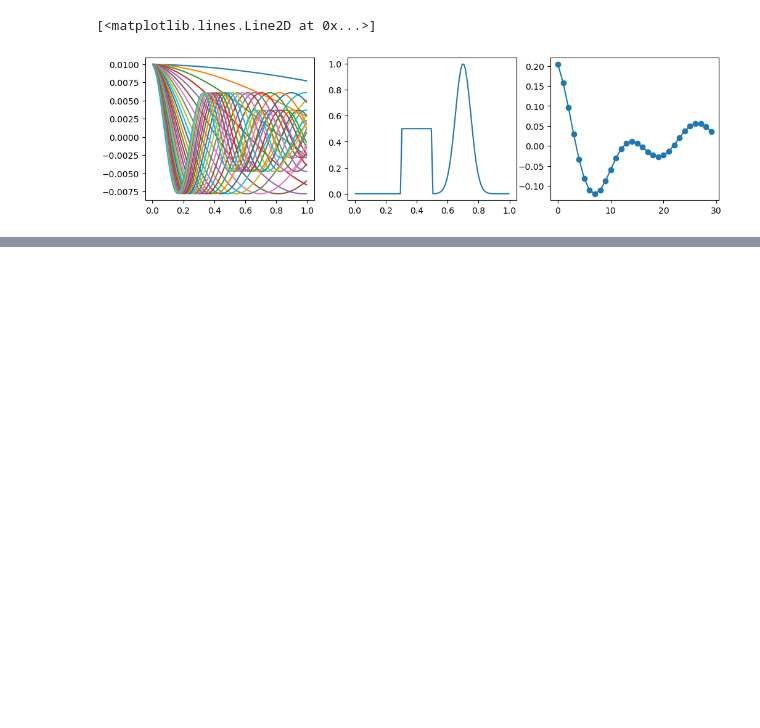
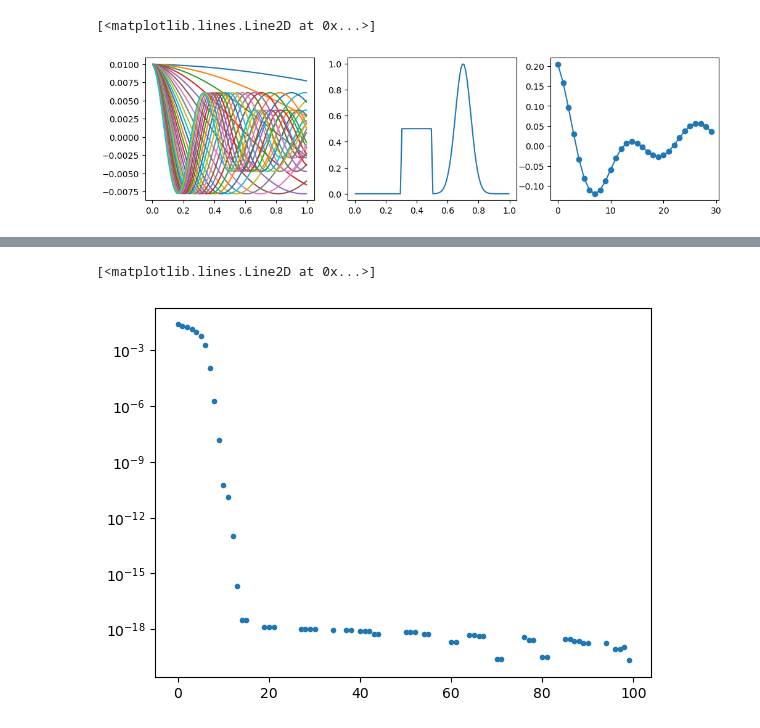
Before and after one commit to lheagy/eosc-454, a Jupyter notebook: lectures/linear-problem.ipynb, the cells around one changed output, grey strips where cells are left out. Drawn from its saved outputs; the diff is of its cells as text; code cells hidden in the pictures; blank space fills up the shorter version.

```diff
--- a/lectures/linear-problem.ipynb
+++ b/lectures/linear-problem.ipynb
@@ -139,0 +178,7 @@ ax[2].plot(data, "-o")
+# %%
+eigvals, eigvecs = np.linalg.eig(A)
+# %%
+plt.semilogy(eigvals, ".")
+# %% [output]
+[<matplotlib.lines.Line2D at 0x...>]
+[figure, added]
```
Also changed, not shown: parts of 20 cells of this notebook.
